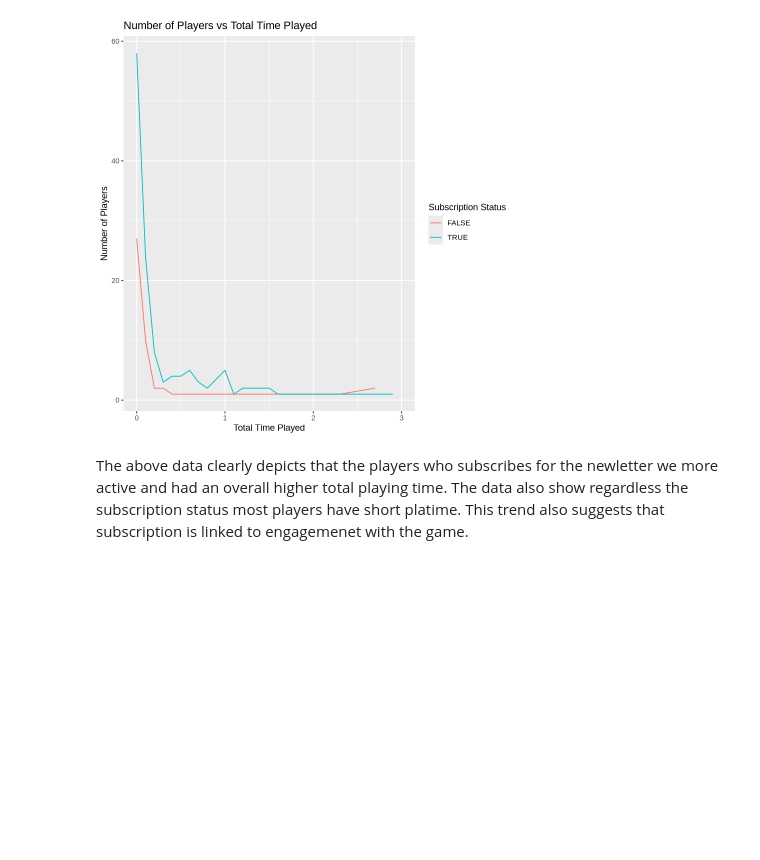
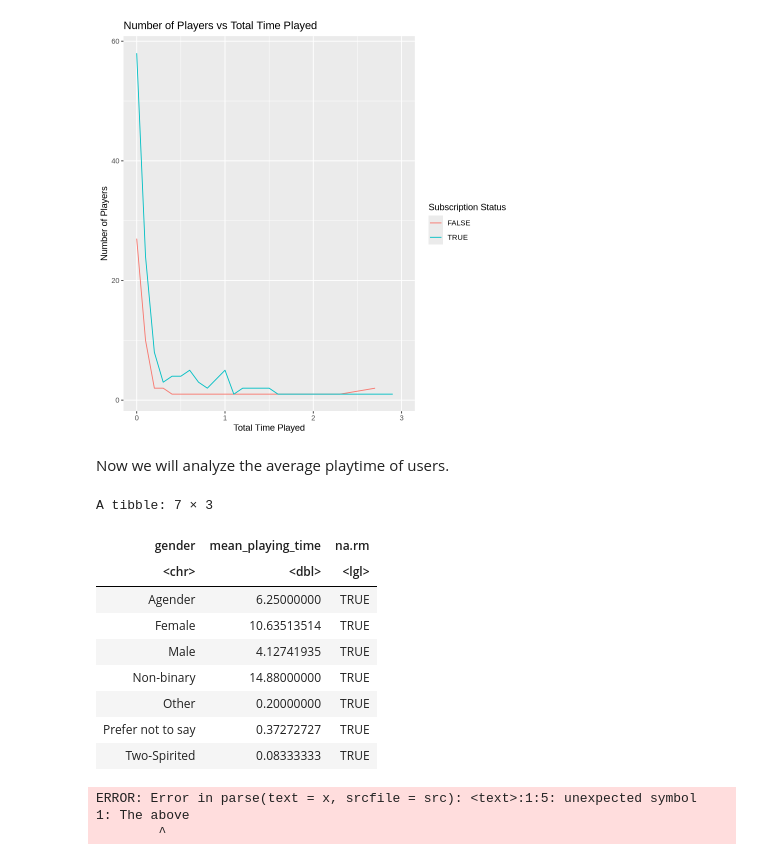
Before and after one commit to irealyash/Individual-Planning, a Jupyter notebook: Project/IndividualPlanning.ipynb, the cells around one changed output. Drawn from its saved outputs; the diff is of its cells as text; code cells hidden in the pictures; blank space fills up the shorter version.

Commit message:
Added average time data

```diff
--- a/Project/IndividualPlanning.ipynb
+++ b/Project/IndividualPlanning.ipynb
@@ -79,5 +79,29 @@ time_players_plot
 Warning message:
 “Removed 19 rows containing non-finite outside the scale range (`stat_count()`).”
 [figure]
-# %% [markdown]
-The above data clearly depicts that the players who subscribes for the newletter we more active and had an overall higher total playing time. The data also show regardless the subscription status most players have short platime. This trend also suggests that subscription is linked to engagemenet with the game.
+# %% [markdown]
+Now we will analyze the average playtime of users.
+# %%
+players |>
+group_by(gender) |>
+  summarise(mean_playing_time=mean(played_hours),na.rm = TRUE)
+# %% [output]
+A tibble: 7 × 3
+| gender | mean_playing_time | na.rm |
+| <chr> | <dbl> | <lgl> |
+| Agender | 6.25000000 | TRUE |
+| Female | 10.63513514 | TRUE |
+| Male | 4.12741935 | TRUE |
+| Non-binary | 14.88000000 | TRUE |
+| Other | 0.20000000 | TRUE |
+| Prefer not to say | 0.37272727 | TRUE |
+| Two-Spirited | 0.08333333 | TRUE |
+# %%
+The above data clearly depicts that the players who subscribes for the newletter we more active and had an overall higher total
+playing time. The data also show regardless the subscription status most players have short platime. This trend also suggests that
+subscription is linked to engagemenet with the game. It also shows the high differences in the playing time of few people which
+leads to the value of mean played time to increase significantly.
+# %% [output]
+ERROR: Error in parse(text = x, srcfile = src): <text>:1:5: unexpected symbol
+1: The above
+        ^
```
Also changed, not shown: parts of 1 cell of this notebook.
